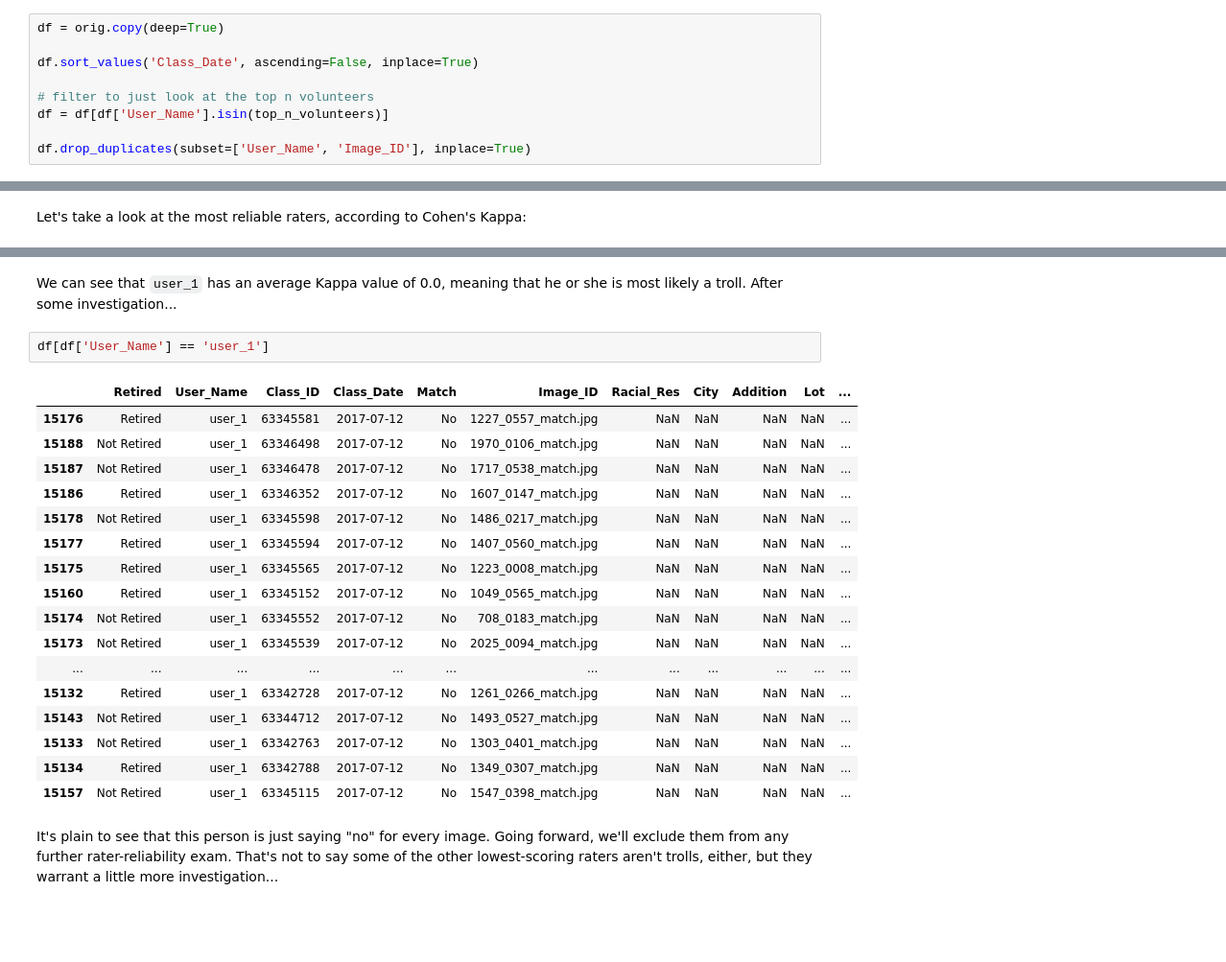
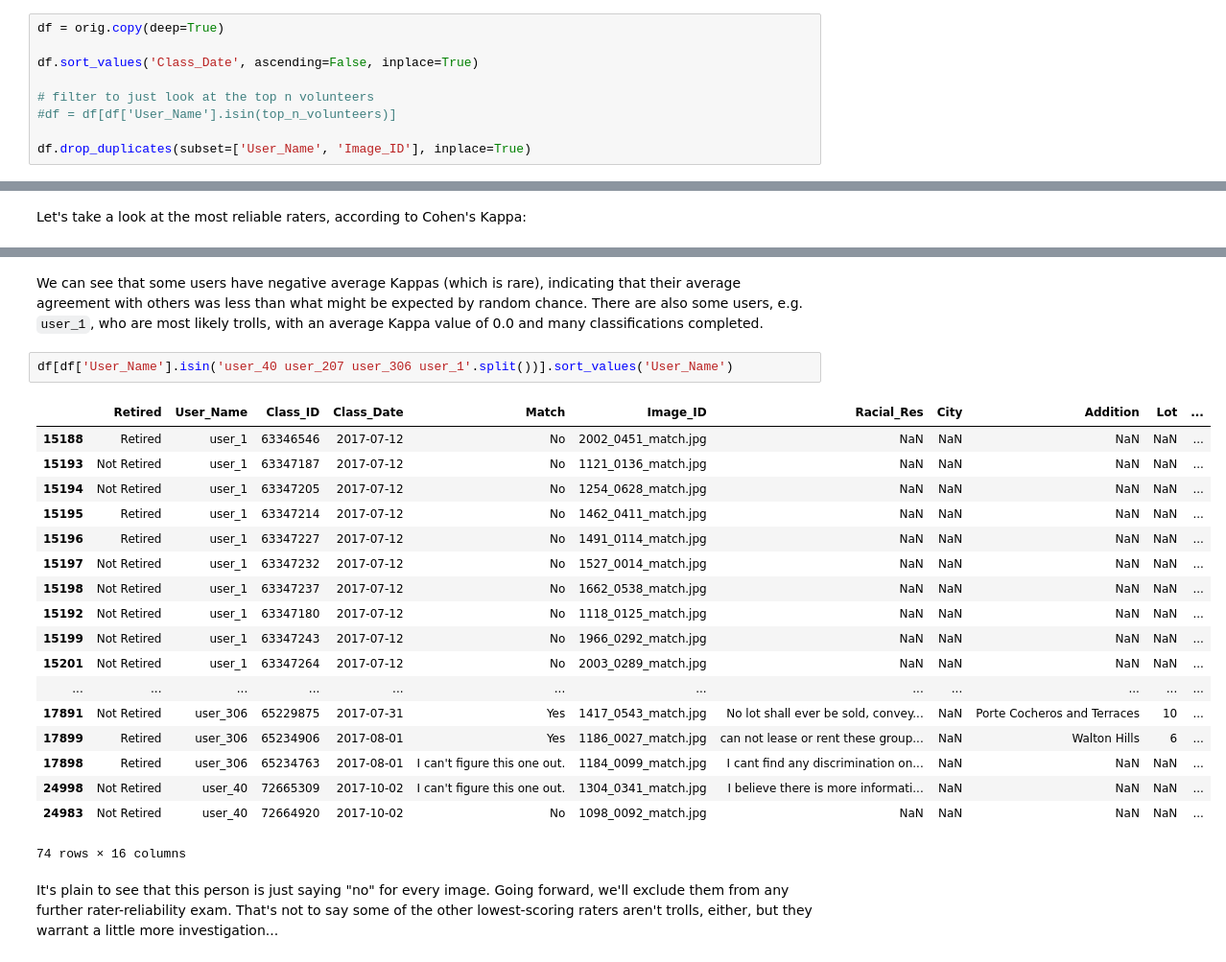
Before and after one commit to jake-mason/mapping-prejudice, a Jupyter notebook: Mapping Prejudice Exploratory.ipynb, the cells around one changed output, grey strips where cells are left out. Shown at 96% size. Drawn from its saved outputs; the diff is of its cells as text; blank space fills up the shorter version.

```diff
--- a/Mapping Prejudice Exploratory.ipynb
+++ b/Mapping Prejudice Exploratory.ipynb
@@ -281,7 +283,7 @@ df = orig.copy(deep=True)
 df.sort_values('Class_Date', ascending=False, inplace=True)
 
 # filter to just look at the top n volunteers
-df = df[df['User_Name'].isin(top_n_volunteers)]
+#df = df[df['User_Name'].isin(top_n_volunteers)]
 
 df.drop_duplicates(subset=['User_Name', 'Image_ID'], inplace=True)
 # %% [markdown]
@@ -435,25 +428,26 @@ How about the *least* reliable raters?
-# %% [markdown]
-We can see that `user_1` has an average Kappa value of 0.0, meaning that he or she is most likely a troll. After some investigation...
+# %% [markdown]
+We can see that some users have negative average Kappas (which is rare), indicating that their average agreement with others was less than what might be expected by random chance. There are also some users, e.g. `user_1`, who are most likely trolls, with an average Kappa value of 0.0 and many classifications completed.
 # %%
-df[df['User_Name'] == 'user_1']
+df[df['User_Name'].isin('user_40 user_207 user_306 user_1'.split())].sort_values('User_Name')
 # %% [output]
 |  | Retired | User_Name | Class_ID | Class_Date | Match | Image_ID | Racial_Res | City | Addition | Lot | ... |
-| 15176 | Retired | user_1 | 63345581 | 2017-07-12 | No | 1227_0557_match.jpg | NaN | NaN | NaN | NaN | ... |
-| 15188 | Not Retired | user_1 | 63346498 | 2017-07-12 | No | 1970_0106_match.jpg | NaN | NaN | NaN | NaN | ... |
-| 15187 | Not Retired | user_1 | 63346478 | 2017-07-12 | No | 1717_0538_match.jpg | NaN | NaN | NaN | NaN | ... |
-| 15186 | Retired | user_1 | 63346352 | 2017-07-12 | No | 1607_0147_match.jpg | NaN | NaN | NaN | NaN | ... |
-| 15178 | Not Retired | user_1 | 63345598 | 2017-07-12 | No | 1486_0217_match.jpg | NaN | NaN | NaN | NaN | ... |
-| 15177 | Retired | user_1 | 63345594 | 2017-07-12 | No | 1407_0560_match.jpg | NaN | NaN | NaN | NaN | ... |
-| 15175 | Retired | user_1 | 63345565 | 2017-07-12 | No | 1223_0008_match.jpg | NaN | NaN | NaN | NaN | ... |
-| 15160 | Retired | user_1 | 63345152 | 2017-07-12 | No | 1049_0565_match.jpg | NaN | NaN | NaN | NaN | ... |
-| 15174 | Not Retired | user_1 | 63345552 | 2017-07-12 | No | 708_0183_match.jpg | NaN | NaN | NaN | NaN | ... |
-| 15173 | Not Retired | user_1 | 63345539 | 2017-07-12 | No | 2025_0094_match.jpg | NaN | NaN | NaN | NaN | ... |
+| 15188 | Retired | user_1 | 63346546 | 2017-07-12 | No | 2002_0451_match.jpg | NaN | NaN | NaN | NaN | ... |
+| 15193 | Not Retired | user_1 | 63347187 | 2017-07-12 | No | 1121_0136_match.jpg | NaN | NaN | NaN | NaN | ... |
+| 15194 | Not Retired | user_1 | 63347205 | 2017-07-12 | No | 1254_0628_match.jpg | NaN | NaN | NaN | NaN | ... |
+| 15195 | Retired | user_1 | 63347214 | 2017-07-12 | No | 1462_0411_match.jpg | NaN | NaN | NaN | NaN | ... |
+| 15196 | Retired | user_1 | 63347227 | 2017-07-12 | No | 1491_0114_match.jpg | NaN | NaN | NaN | NaN | ... |
+| 15197 | Not Retired | user_1 | 63347232 | 2017-07-12 | No | 1527_0014_match.jpg | NaN | NaN | NaN | NaN | ... |
+| 15198 | Not Retired | user_1 | 63347237 | 2017-07-12 | No | 1662_0538_match.jpg | NaN | NaN | NaN | NaN | ... |
+| 15192 | Not Retired | user_1 | 63347180 | 2017-07-12 | No | 1118_0125_match.jpg | NaN | NaN | NaN | NaN | ... |
+| 15199 | Not Retired | user_1 | 63347243 | 2017-07-12 | No | 1966_0292_match.jpg | NaN | NaN | NaN | NaN | ... |
+| 15201 | Not Retired | user_1 | 63347264 | 2017-07-12 | No | 2003_0289_match.jpg | NaN | NaN | NaN | NaN | ... |
 | ... | ... | ... | ... | ... | ... | ... | ... | ... | ... | ... | ... |
-| 15132 | Retired | user_1 | 63342728 | 2017-07-12 | No | 1261_0266_match.jpg | NaN | NaN | NaN | NaN | ... |
-| 15143 | Not Retired | user_1 | 63344712 | 2017-07-12 | No | 1493_0527_match.jpg | NaN | NaN | NaN | NaN | ... |
-| 15133 | Not Retired | user_1 | 63342763 | 2017-07-12 | No | 1303_0401_match.jpg | NaN | NaN | NaN | NaN | ... |
-| 15134 | Retired | user_1 | 63342788 | 2017-07-12 | No | 1349_0307_match.jpg | NaN | NaN | NaN | NaN | ... |
-| 15157 | Not Retired | user_1 | 63345115 | 2017-07-12 | No | 1547_0398_match.jpg | NaN | NaN | NaN | NaN | ... |
+| 17891 | Not Retired | user_306 | 65229875 | 2017-07-31 | Yes | 1417_0543_match.jpg | No lot shall ever be sold, convey... | NaN | Porte Cocheros and Terraces | 10 | ... |
+| 17899 | Retired | user_306 | 65234906 | 2017-08-01 | Yes | 1186_0027_match.jpg | can not lease or rent these group... | NaN | Walton Hills | 6 | ... |
+| 17898 | Retired | user_306 | 65234763 | 2017-08-01 | I can't figure this one out. | 1184_0099_match.jpg | I cant find any discrimination on... | NaN | NaN | NaN | ... |
+| 24998 | Not Retired | user_40 | 72665309 | 2017-10-02 | I can't figure this one out. | 1304_0341_match.jpg | I believe there is more informati... | NaN | NaN | NaN | ... |
+| 24983 | Not Retired | user_40 | 72664920 | 2017-10-02 | No | 1098_0092_match.jpg | NaN | NaN | NaN | NaN | ... |
+74 rows × 16 columns
 # %% [markdown]
 It's plain to see that this person is just saying "no" for every image. Going forward, we'll exclude them from any further rater-reliability exam. That's not to say some of the other lowest-scoring raters aren't trolls, either, but they warrant a little more investigation...
 # %%
```
Also changed, not shown: parts of 38 cells of this notebook, 2 other files.
